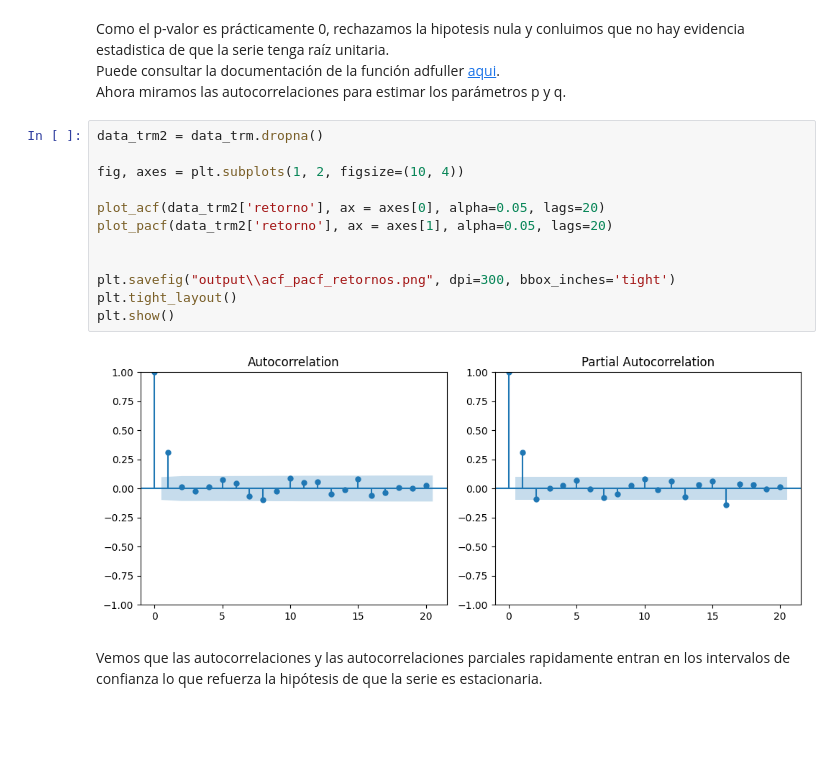
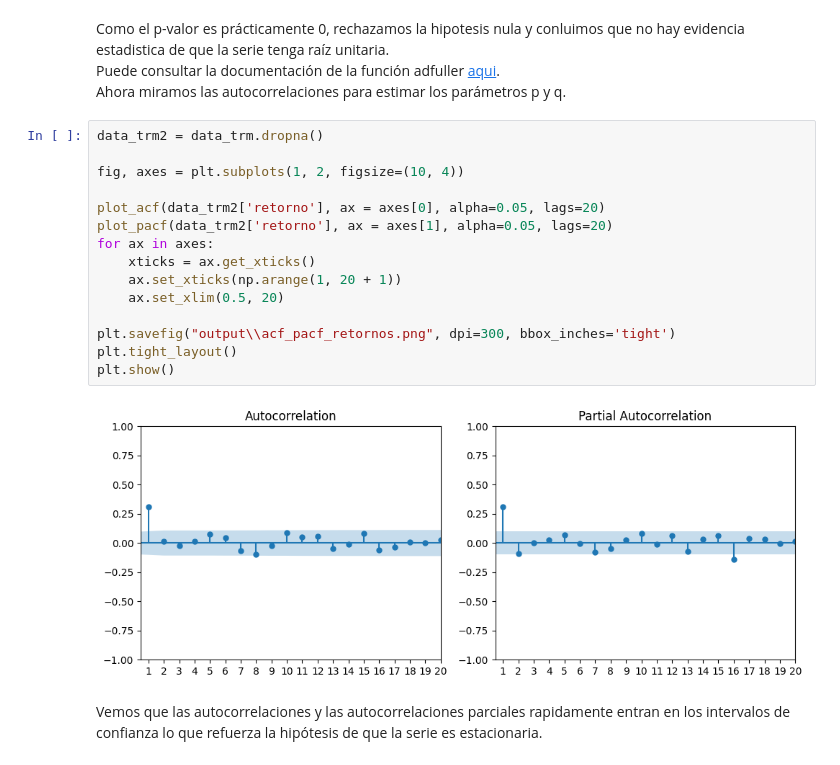
Before and after one commit to nicolozanoh/202510-Series-Taller2, a Jupyter notebook: scripts/nb.ipynb, the cells around one changed output. Saved outputs shown, nothing was run; the diff lists cells and outputs as text; blank space fills up the shorter version.

```diff
--- a/scripts/nb.ipynb
+++ b/scripts/nb.ipynb
@@ -111,17 +111,20 @@ Ahora miramos las autocorrelaciones para estimar los parámetros p y q.
 # %%
 data_trm2 = data_trm.dropna()
 
 fig, axes = plt.subplots(1, 2, figsize=(10, 4))
 
 plot_acf(data_trm2['retorno'], ax = axes[0], alpha=0.05, lags=20)
 plot_pacf(data_trm2['retorno'], ax = axes[1], alpha=0.05, lags=20)
-
+for ax in axes:
+    xticks = ax.get_xticks()
+    ax.set_xticks(np.arange(1, 20 + 1))
+    ax.set_xlim(0.5, 20)
 
 plt.savefig("output\\acf_pacf_retornos.png", dpi=300, bbox_inches='tight')
 plt.tight_layout()
 plt.show()
 # %% [output]
-[figure, old version]
+[figure, new version]
 # %% [markdown]
 Vemos que las autocorrelaciones y las autocorrelaciones parciales rapidamente entran en los intervalos de confianza lo que refuerza la hipótesis de que la serie es estacionaria.
 # %% [markdown]
```
Also changed, not shown: parts of 2 cells of this notebook, 2 other files.
